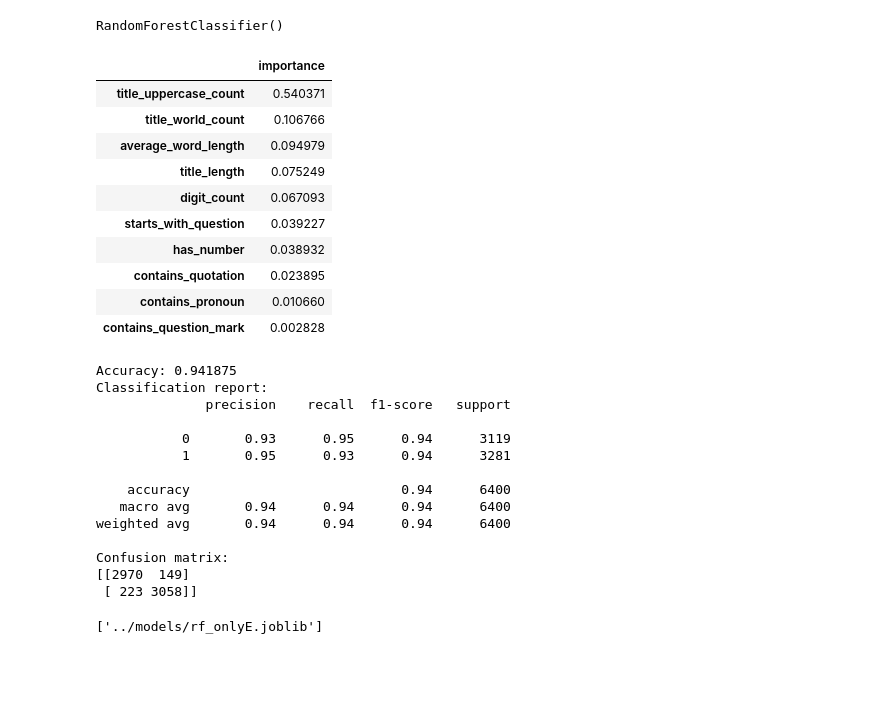
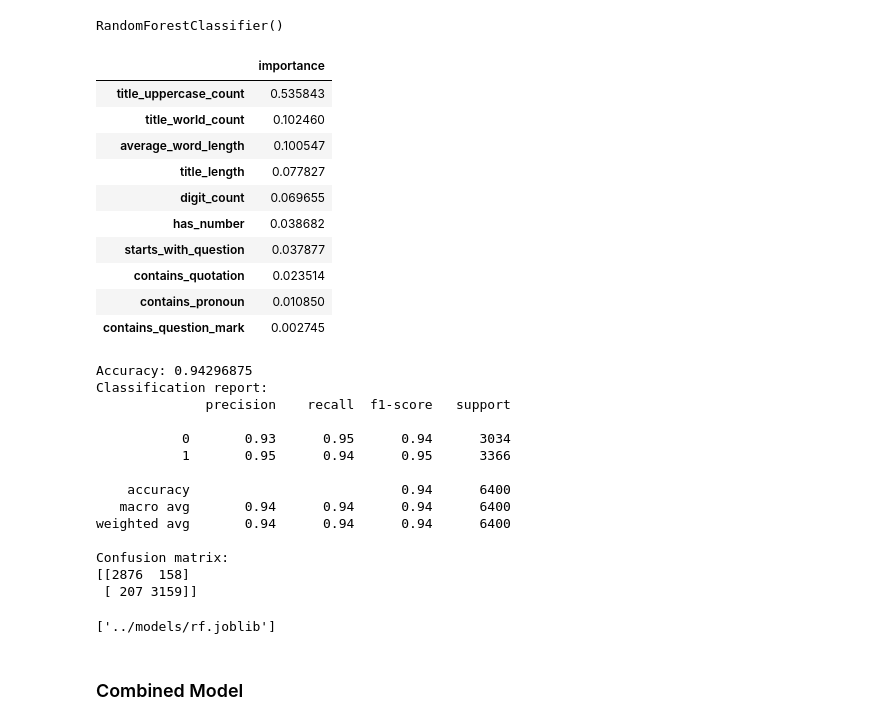
Before and after one commit to abdulwasae734/clickbait-detector, a Jupyter notebook: backend/notebooks/exploration.ipynb, the cells around one changed output. Cells and saved outputs as stored; diff of their text form; code cells hidden in the pictures; blank space fills up the shorter version.

Commit message:
Combined Model

```diff
--- a/backend/notebooks/exploration.ipynb
+++ b/backend/notebooks/exploration.ipynb
@@ -331,7 +337,8 @@ Name: upper_lower_ratio, dtype: float64
 ##### Starts with the Question
 # %%
 if 'starts_with_question' not in df.columns:
-    df['starts_with_question'] = df['title'].str.startswith(('What', 'How', 'Why', 'Is', 'Are', 'Do', 'Does', 'Did', 'Can', 'Could', 'Will', 'Would'))
+    questions = ['What', 'How', 'Why', 'Is', 'Are', 'Do', 'Does', 'Did', 'Can', 'Could', 'Will', 'Would']
+    df['starts_with_question'] = df['title'].str.startswith(tuple(questions))
 
 df['starts_with_question'].value_counts().plot(kind='bar', figsize=(10, 5), color=['skyblue', 'salmon'], title='Titles Starting with Question Words')
 df['starts_with_question'].value_counts()
@@ -456,6 +463,9 @@ df['average_word_length'].describe
 31998    6.2000
 31999    4.8000
 Name: average_word_length, Length: 32000, dtype: float64>
+# %%
+boolean_columns = ['has_number', 'starts_with_question', 'contains_question_mark', 'contains_quotation', 'contains_pronoun']
+df[boolean_columns] = df[boolean_columns].astype(int)
 # %% [markdown]
 ##### Remove unnecessary columns
 # %%
@@ -560,10 +543,10 @@ df
 X = df.iloc[:, 2:]
 Y = df.clickbait
 
-X_train, X_test, y_train, y_test = train_test_split(X, Y, test_size=.2, random_state=42)
+X_train_rf, X_test_rf, y_train_rf, y_test_rf = train_test_split(X, Y, test_size=.2, random_state=1)
 # %%
-model = RandomForestClassifier()
-model.fit(X_train, y_train)
+modelRF = RandomForestClassifier()
+modelRF.fit(X_train_rf, y_train_rf)
 # %% [output]
 RandomForestClassifier()
 # %%
@@ -572,38 +555,40 @@ y_pred = model.predict(X_test)
 # %%
-features = pd.DataFrame(model.feature_importances_, index=X.columns, columns=['importance']).sort_values('importance', ascending=False)
+features = pd.DataFrame(modelRF.feature_importances_, index=X.columns, columns=['importance']).sort_values('importance', ascending=False)
 features
 # %% [output]
 |  | importance |
-| title_uppercase_count | 0.540371 |
-| title_world_count | 0.106766 |
-| average_word_length | 0.094979 |
-| title_length | 0.075249 |
-| digit_count | 0.067093 |
-| starts_with_question | 0.039227 |
-| has_number | 0.038932 |
-| contains_quotation | 0.023895 |
-| contains_pronoun | 0.010660 |
-| contains_question_mark | 0.002828 |
+| title_uppercase_count | 0.535843 |
+| title_world_count | 0.102460 |
+| average_word_length | 0.100547 |
+| title_length | 0.077827 |
+| digit_count | 0.069655 |
+| has_number | 0.038682 |
+| starts_with_question | 0.037877 |
+| contains_quotation | 0.023514 |
+| contains_pronoun | 0.010850 |
+| contains_question_mark | 0.002745 |
 # %%
-print(f'Accuracy: {accuracy_score(y_pred, y_test)}')
-print(f'Classification report:\n{classification_report(y_pred, y_test)}')
-print(f'Confusion matrix:\n{confusion_matrix(y_pred, y_test)}')
+print(f'Accuracy: {accuracy_score(y_pred, y_test_rf)}')
+print(f'Classification report:\n{classification_report(y_pred, y_test_rf)}')
+print(f'Confusion matrix:\n{confusion_matrix(y_pred, y_test_rf)}')
 # %% [output]
-Accuracy: 0.941875
+Accuracy: 0.94296875
 Classification report:
               precision    recall  f1-score   support
 
-           0       0.93      0.95      0.94      3119
-           1       0.95      0.93      0.94      3281
+           0       0.93      0.95      0.94      3034
+           1       0.95      0.94      0.95      3366
 
     accuracy                           0.94      6400
    macro avg       0.94      0.94      0.94      6400
 weighted avg       0.94      0.94      0.94      6400
 
 Confusion matrix:
-[[2970  149]
- [ 223 3058]]
+[[2876  158]
+ [ 207 3159]]
 # %%
-joblib.dump(model, '../models/rf_onlyE.joblib')
+joblib.dump(modelRF, '../models/rf.joblib')
 # %% [output]
-['../models/rf_onlyE.joblib']
+['../models/rf.joblib']
+# %% [markdown]
+### Combined Model
```
Also changed, not shown: parts of 20 cells of this notebook, 5 other files.
